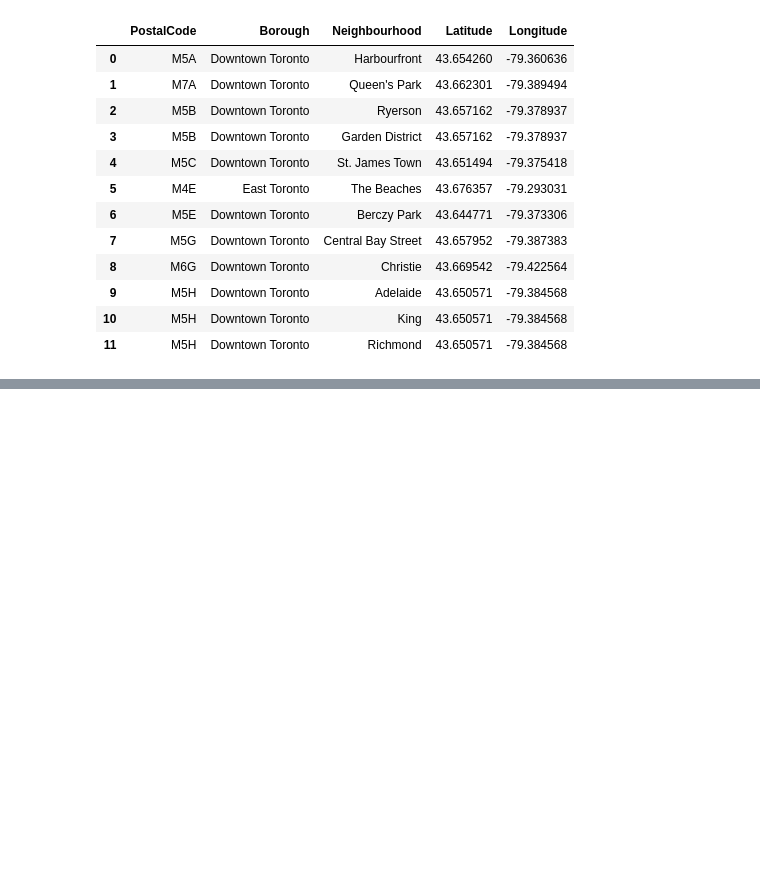
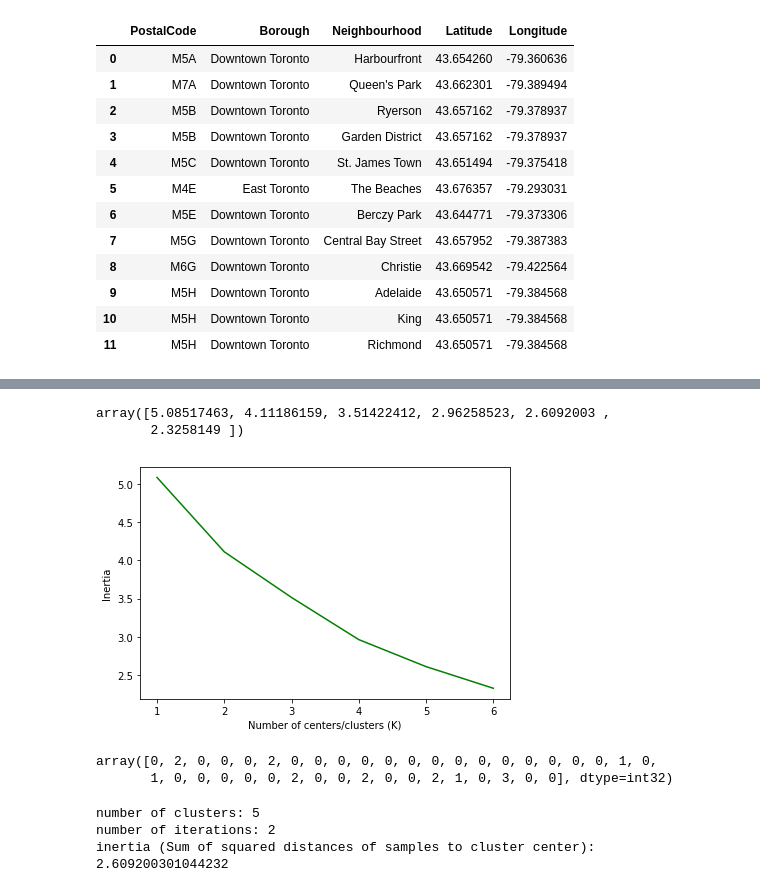
Before and after one commit to KodePro/Coursera_Capstone, a Jupyter notebook: Clustering Neighborhoods in Toronto.ipynb, the cells around one changed output, grey strips where cells are left out. Cells and saved outputs as stored; diff of their text form; code cells hidden in the pictures; blank space fills up the shorter version.

```diff
--- a/Clustering Neighborhoods in Toronto.ipynb
+++ b/Clustering Neighborhoods in Toronto.ipynb
@@ -269,0 +291,14 @@ def getNearbyVenues(names, latitudes, longitudes, radius=500):
+# %%
+toronto_urban = pd.get_dummies(toronto_venues[['Venue Category']], prefix="", prefix_sep="")
+
+
+toronto_urban['YNeighborhood'] = toronto_venues['Neighborhood']
+
+toronto_urban.columns[-1]
+
+
+fixed_columns = [toronto_urban.columns[-1]] + list(toronto_urban.columns[:-1])
+toronto_onehot = toronto_urban[fixed_columns]
+toronto_urban.rename(columns={'YNeighborhood': 'TheNeighborhood'}, inplace=True)
+
+toronto_urban.head()
@@ -269,0 +312,3 @@ def getNearbyVenues(names, latitudes, longitudes, radius=500):
+# %%
+toronto_grouped = toronto_urban.groupby('TheNeighborhood').mean().reset_index()
+toronto_grouped.head()
@@ -269,0 +386,42 @@ def getNearbyVenues(names, latitudes, longitudes, radius=500):
+# %%
+toronto_grouped_clustering = toronto_grouped.drop('TheNeighborhood', 1)
+# %%
+#
+# find the best k (number of clusters) regarding the inertia_ score
+#
+Ks = 7 # number of ks we will test
+inertias = np.zeros((Ks-1))
+for n in range(1,Ks):
+
+    # run k-means clustering
+    kmeans = KMeans(n_clusters=n, random_state=0, n_init = 12).fit(toronto_grouped_clustering)
+    inertias[n-1] = kmeans.inertia_
+
+# display the inertia
+inertias
+# %% [output]
+array([5.08517463, 4.11186159, 3.51422412, 2.96258523, 2.6092003 ,
+       2.3258149 ])
+# %%
+plt.plot(range(1,Ks),inertias,'g')
+plt.ylabel('Inertia ')
+plt.xlabel('Number of centers/clusters (K)')
+plt.tight_layout()
+plt.show()
+# %% [output]
+[figure, added]
+# %%
+kmeans = KMeans(n_clusters=5, random_state=0, n_init = 12).fit(toronto_grouped_clustering)
+kmeans.labels_[0:40]
+# %% [output]
+array([0, 2, 0, 0, 0, 2, 0, 0, 0, 0, 0, 0, 0, 0, 0, 0, 0, 0, 0, 0, 1, 0,
+       1, 0, 0, 0, 0, 0, 2, 0, 0, 2, 0, 0, 2, 1, 0, 3, 0, 0], dtype=int32)
+# %%
+print("number of clusters:", len(kmeans.cluster_centers_))
+#print("cluster center:" , kmeans.cluster_centers_)
+print("number of iterations:", kmeans.n_iter_)
+print("inertia (Sum of squared distances of samples to cluster center): ", kmeans.inertia_)
+# %% [output]
+number of clusters: 5
+number of iterations: 2
+inertia (Sum of squared distances of samples to cluster center):  2.609200301044232
```
Also changed, not shown: parts of 17 cells of this notebook.
